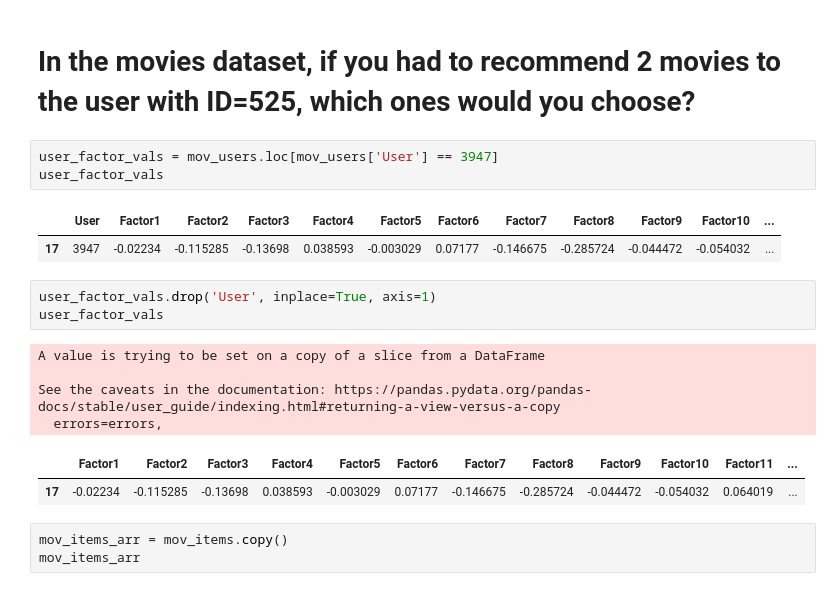
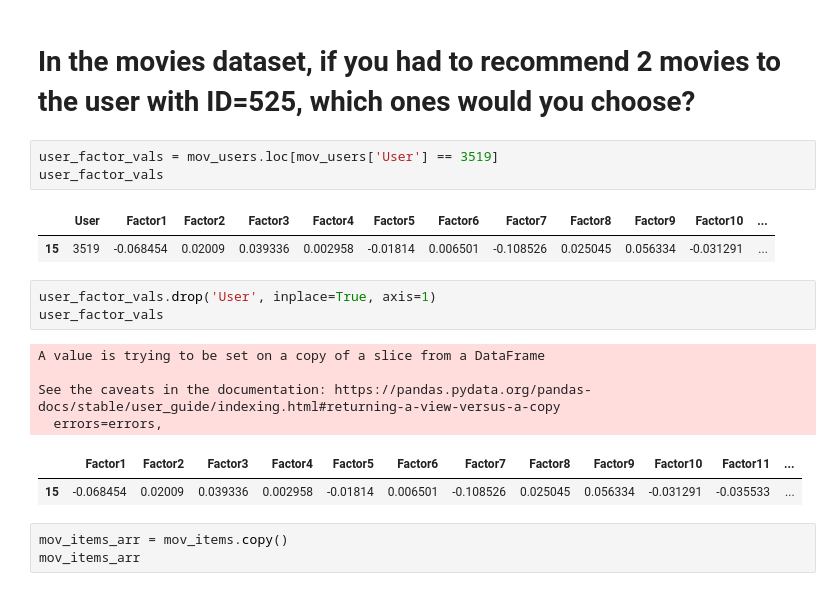
Before and after one commit to Tamanna1991/neural-networks, a Jupyter notebook: lab4/my_recommender.ipynb, the cells around one changed output. Drawn from its saved outputs; the diff is of its cells as text.

```diff
--- a/lab4/my_recommender.ipynb
+++ b/lab4/my_recommender.ipynb
@@ -600,11 +541,11 @@ Name: 22, dtype: object
 # %% [markdown]
 # In the movies dataset, if you had to recommend 2 movies to the user with ID=525, which ones would you choose?
 # %%
-user_factor_vals = mov_users.loc[mov_users['User'] == 3947]
+user_factor_vals = mov_users.loc[mov_users['User'] == 3519]
 user_factor_vals
 # %% [output]
 |  | User | Factor1 | Factor2 | Factor3 | Factor4 | Factor5 | Factor6 | Factor7 | Factor8 | Factor9 | Factor10 | ... |
-| 17 | 3947 | -0.02234 | -0.115285 | -0.13698 | 0.038593 | -0.003029 | 0.07177 | -0.146675 | -0.285724 | -0.044472 | -0.054032 | ... |
+| 15 | 3519 | -0.068454 | 0.02009 | 0.039336 | 0.002958 | -0.01814 | 0.006501 | -0.108526 | 0.025045 | 0.056334 | -0.031291 | ... |
 # %%
 user_factor_vals.drop('User', inplace=True, axis=1)
 user_factor_vals
@@ -614,7 +555,7 @@ A value is trying to be set on a copy of a slice from a DataFrame
 See the caveats in the documentation: https://pandas.pydata.org/pandas-docs/stable/user_guide/indexing.html#returning-a-view-versus-a-copy
   errors=errors,
 |  | Factor1 | Factor2 | Factor3 | Factor4 | Factor5 | Factor6 | Factor7 | Factor8 | Factor9 | Factor10 | Factor11 | ... |
-| 17 | -0.02234 | -0.115285 | -0.13698 | 0.038593 | -0.003029 | 0.07177 | -0.146675 | -0.285724 | -0.044472 | -0.054032 | 0.064019 | ... |
+| 15 | -0.068454 | 0.02009 | 0.039336 | 0.002958 | -0.01814 | 0.006501 | -0.108526 | 0.025045 | 0.056334 | -0.031291 | -0.035533 | ... |
 # %%
 mov_items_arr = mov_items.copy()
 mov_items_arr
```
Also changed, not shown: parts of 29 cells of this notebook.
